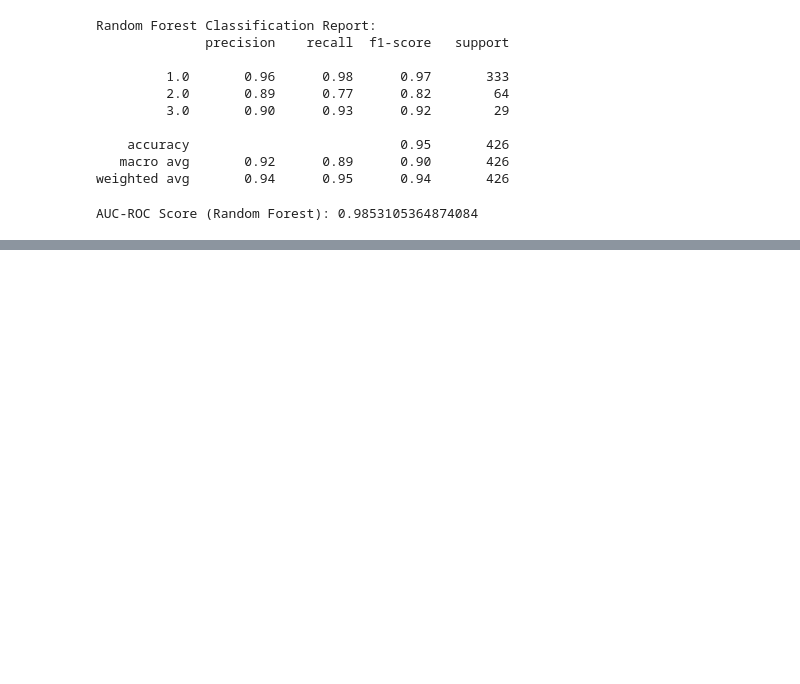
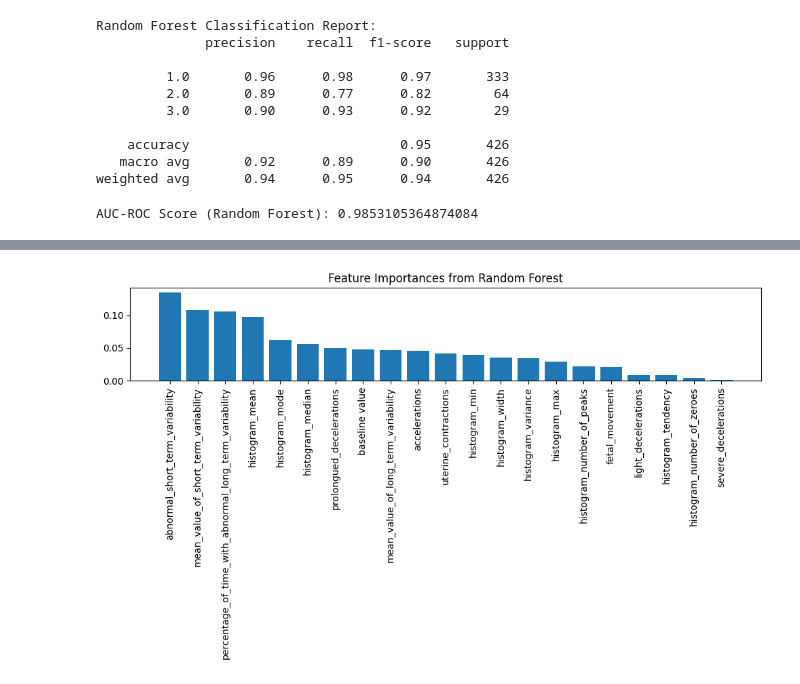
Before and after one commit to kalistaYeba/Research-, a Jupyter notebook: Coding_school.ipynb, the cells around one changed output, grey strips where cells are left out. Saved outputs shown, nothing was run; the diff lists cells and outputs as text; code cells hidden in the pictures; blank space fills up the shorter version.

```diff
--- a/Coding_school.ipynb
+++ b/Coding_school.ipynb
@@ -228,0 +284,20 @@ AUC-ROC Score (Random Forest): 0.9853105364874084
+# %%
+# 22. Get feature importances from the trained Random Forest model
+importances = rf_model.feature_importances_
+# %%
+# 23. Get feature names
+feature_names = X.columns
+# %%
+# 24. Sort features by importance (descending)
+import numpy as np
+indices = np.argsort(importances)[::-1]
+# %%
+# 25. Plot feature importances
+plt.figure(figsize=(10,6))
+plt.title("Feature Importances from Random Forest")
+plt.bar(range(len(importances)), importances[indices], align='center')
+plt.xticks(range(len(importances)), feature_names[indices], rotation=90)
+plt.tight_layout()
+plt.show()
+# %% [output]
+[figure, added]
```
Also changed, not shown: parts of 18 cells of this notebook.
